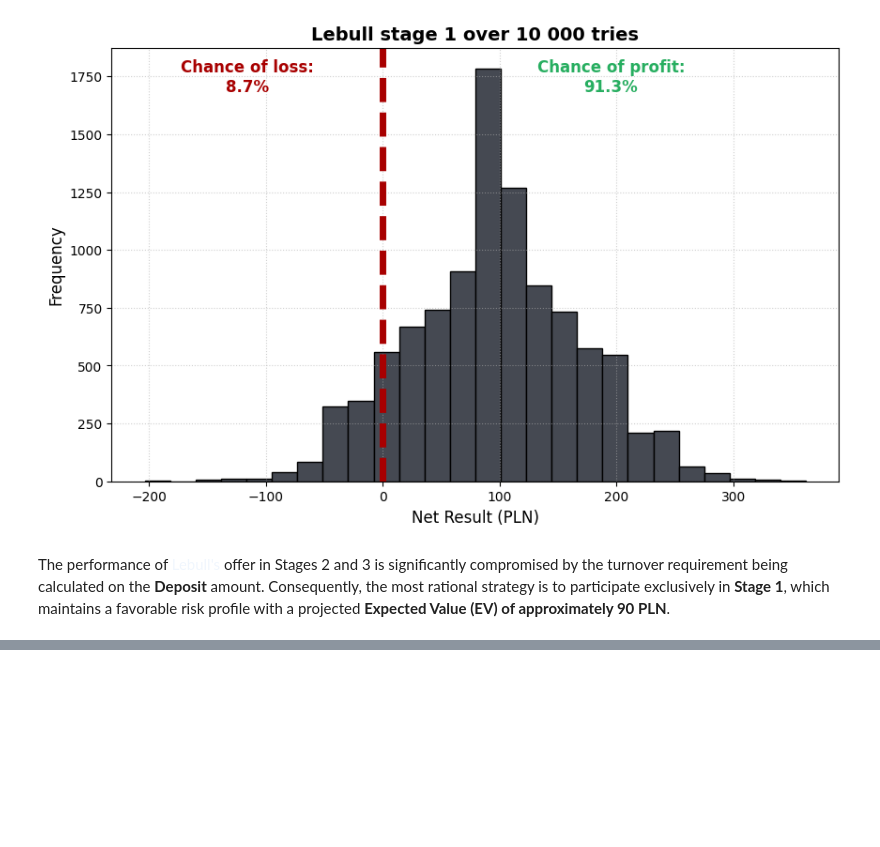
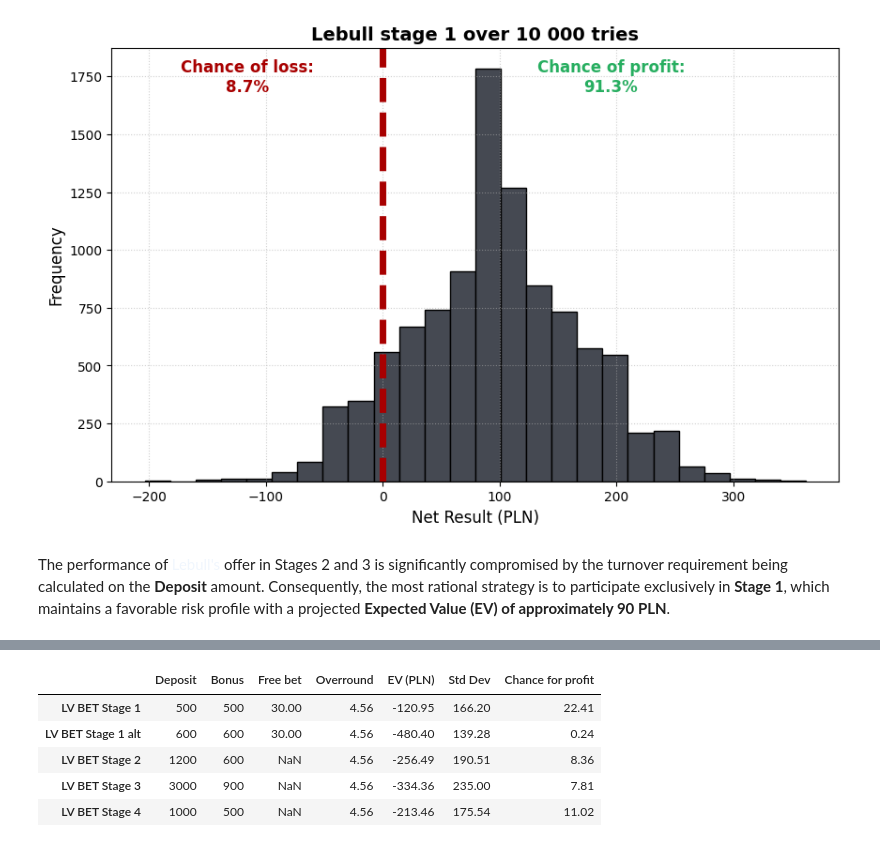
Before and after one commit to nzagozdzon-AGH/Free_Lunch_Theorem, a Jupyter notebook: Bookie_beater.ipynb, the cells around one changed output, grey strips where cells are left out. Cells and saved outputs as stored; diff of their text form; code cells hidden in the pictures; blank space fills up the shorter version.

```diff
--- a/Bookie_beater.ipynb
+++ b/Bookie_beater.ipynb
@@ -194,0 +206,26 @@ The performance of <span style="color: #d0e1fa4f;">Lebull's</span> offer in Stag
+# %%
+lvbet_overround = engine.overround_calculator(odds.lvbet_odds)
+data_stage_1 = engine.monte_carlo(offers.LV_BET["Offer_1"], lvbet_overround)
+data_stage_1_alt = engine.monte_carlo(offers.LV_BET["Offer_1_alt"], lvbet_overround)
+data_stage_2 = engine.monte_carlo(offers.LV_BET["Offer_2"], lvbet_overround)
+data_stage_3 = engine.monte_carlo(offers.LV_BET["Offer_3"], lvbet_overround)
+data_stage_4 = engine.monte_carlo(offers.LV_BET["Offer_4"], lvbet_overround)
+
+data_values = [
+    [offers.LV_BET["Offer_1"]["deposit"], offers.LV_BET["Offer_1"]["bonus"], offers.LV_BET["Offer_1"]["free_bet"]["value"], (lvbet_overround-1)*100, np.mean(data_stage_1), np.std(data_stage_1), engine.chance_of_profit(data_stage_1)],
+    [offers.LV_BET["Offer_1_alt"]["deposit"], offers.LV_BET["Offer_1_alt"]["bonus"], offers.LV_BET["Offer_1_alt"]["free_bet"]["value"], (lvbet_overround-1)*100, np.mean(data_stage_1_alt), np.std(data_stage_1_alt), engine.chance_of_profit(data_stage_1_alt)],
+    [offers.LV_BET["Offer_2"]["deposit"], offers.LV_BET["Offer_2"]["bonus"], offers.LV_BET["Offer_2"]["free_bet"], (lvbet_overround-1)*100, np.mean(data_stage_2), np.std(data_stage_2), engine.chance_of_profit(data_stage_2)],
+    [offers.LV_BET["Offer_3"]["deposit"], offers.LV_BET["Offer_3"]["bonus"], offers.LV_BET["Offer_3"]["free_bet"], (lvbet_overround-1)*100, np.mean(data_stage_3), np.std(data_stage_3), engine.chance_of_profit(data_stage_3)],
+    [offers.LV_BET["Offer_4"]["deposit"], offers.LV_BET["Offer_4"]["bonus"], offers.LV_BET["Offer_4"]["free_bet"], (lvbet_overround-1)*100, np.mean(data_stage_4), np.std(data_stage_4), engine.chance_of_profit(data_stage_4)]
+]
+columns = ["Deposit", "Bonus","Free bet","Overround","EV (PLN)", "Std Dev", "Chance for profit"]
+index_names = ["LV BET Stage 1", "LV BET Stage 1 alt", "LV BET Stage 2", "LV BET Stage 3", "LV BET Stage 4"]
+df = pd.DataFrame(data=data_values, index=index_names, columns=columns)
+df
+# %% [output]
+|  | Deposit | Bonus | Free bet | Overround | EV (PLN) | Std Dev | Chance for profit |
+| LV BET Stage 1 | 500 | 500 | 30.00 | 4.56 | -120.95 | 166.20 | 22.41 |
+| LV BET Stage 1 alt | 600 | 600 | 30.00 | 4.56 | -480.40 | 139.28 | 0.24 |
+| LV BET Stage 2 | 1200 | 600 | NaN | 4.56 | -256.49 | 190.51 | 8.36 |
+| LV BET Stage 3 | 3000 | 900 | NaN | 4.56 | -334.36 | 235.00 | 7.81 |
+| LV BET Stage 4 | 1000 | 500 | NaN | 4.56 | -213.46 | 175.54 | 11.02 |
```
Also changed, not shown: parts of 4 cells of this notebook, 2 other files.
